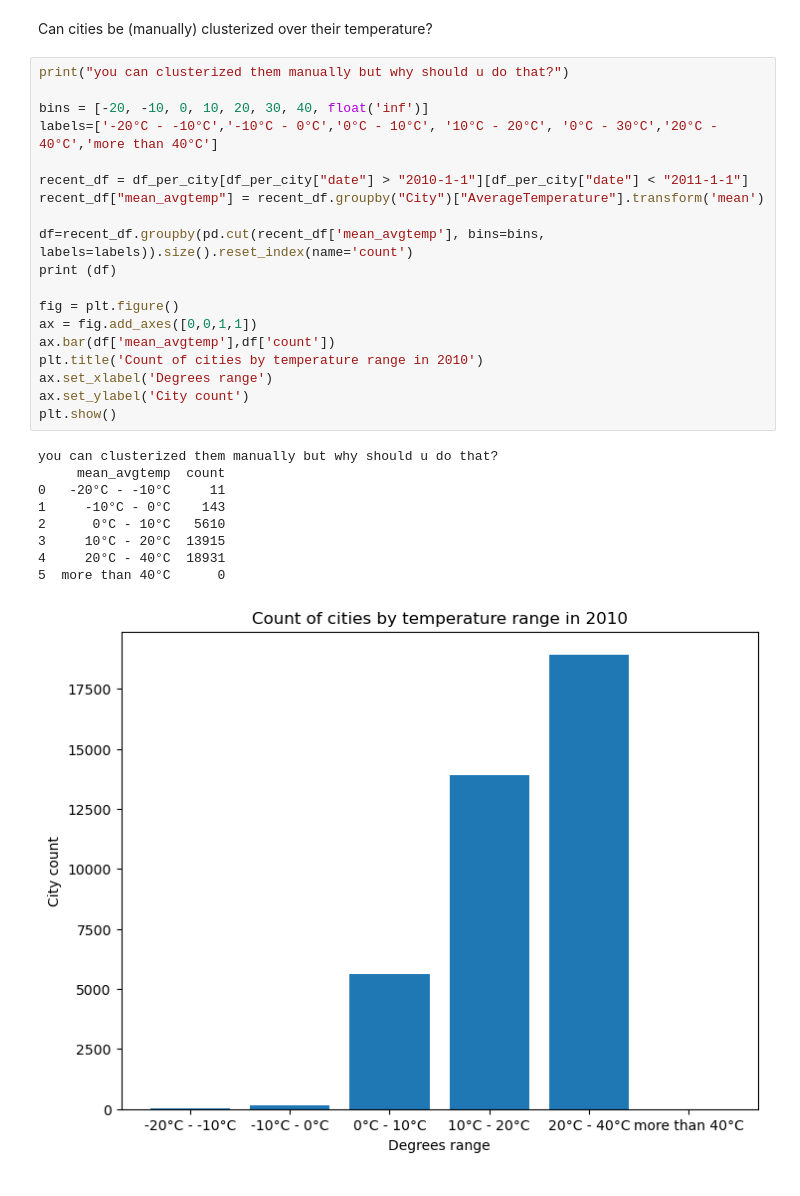
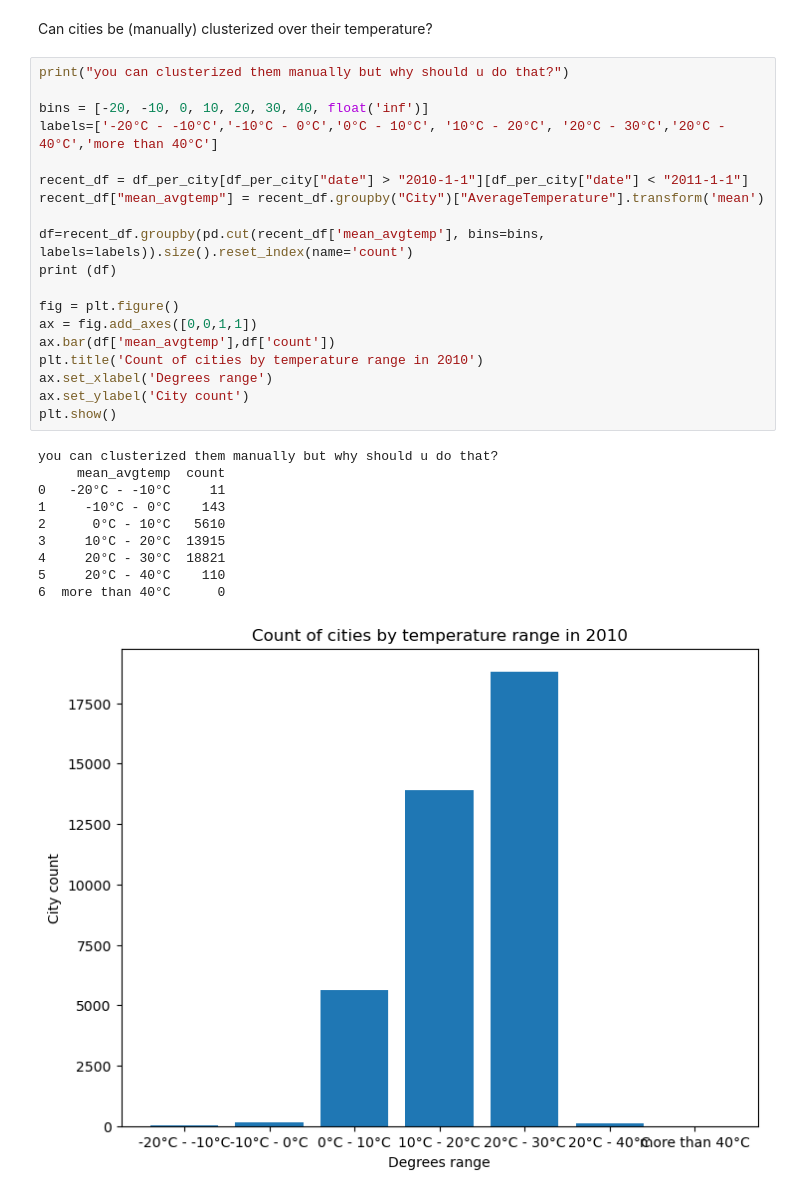
Before and after one commit to TanZng/ot6-cloud, a Jupyter notebook: analytics.ipynb, the cells around one changed output. Saved outputs shown, nothing was run; the diff lists cells and outputs as text.

```diff
--- a/analytics.ipynb
+++ b/analytics.ipynb
@@ -192,29 +192,30 @@ Can cities be (manually) clusterized over their temperature?
 # %%
 print("you can clusterized them manually but why should u do that?")
 
 bins = [-20, -10, 0, 10, 20, 30, 40, float('inf')]
-labels=['-20°C - -10°C','-10°C - 0°C','0°C - 10°C', '10°C - 20°C', '0°C - 30°C','20°C - 40°C','more than 40°C']
+labels=['-20°C - -10°C','-10°C - 0°C','0°C - 10°C', '10°C - 20°C', '20°C - 30°C','20°C - 40°C','more than 40°C']
 
 recent_df = df_per_city[df_per_city["date"] > "2010-1-1"][df_per_city["date"] < "2011-1-1"]
 recent_df["mean_avgtemp"] = recent_df.groupby("City")["AverageTemperature"].transform('mean')
 
 df=recent_df.groupby(pd.cut(recent_df['mean_avgtemp'], bins=bins, labels=labels)).size().reset_index(name='count')
 print (df)
 
 fig = plt.figure()
 ax = fig.add_axes([0,0,1,1])
 ax.bar(df['mean_avgtemp'],df['count'])
 plt.title('Count of cities by temperature range in 2010')
 ax.set_xlabel('Degrees range')
 ax.set_ylabel('City count')
 plt.show()
 # %% [output]
 you can clusterized them manually but why should u do that?
      mean_avgtemp  count
 0   -20°C - -10°C     11
 1     -10°C - 0°C    143
 2      0°C - 10°C   5610
 3     10°C - 20°C  13915
-4     20°C - 40°C  18931
-5  more than 40°C      0
+4     20°C - 30°C  18821
+5     20°C - 40°C    110
+6  more than 40°C      0
-[figure, old version]
+[figure, new version]
```
